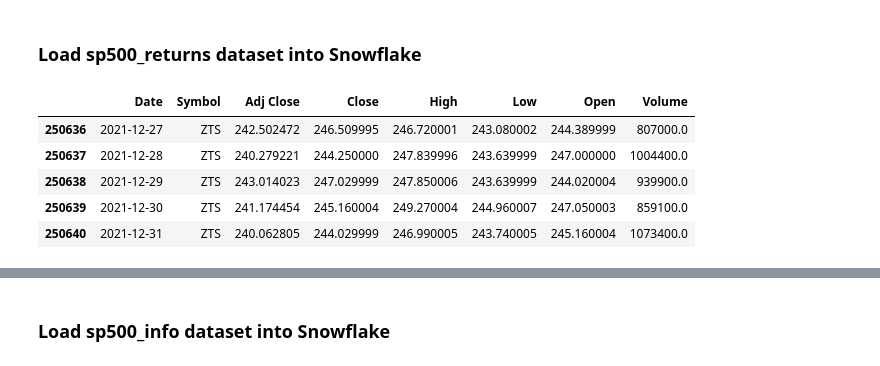
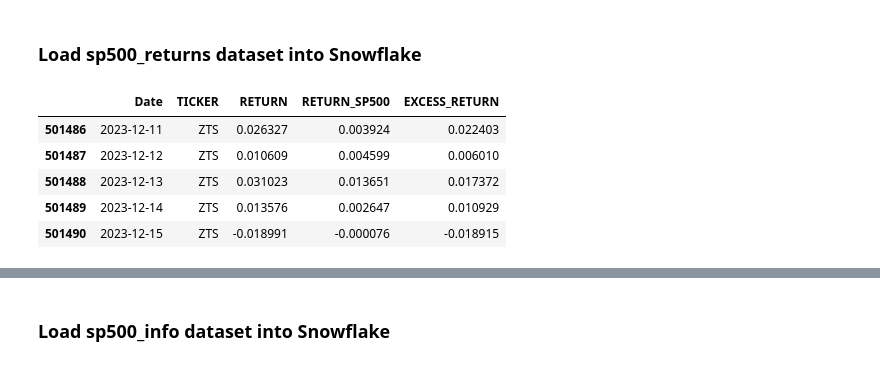
Before and after one commit to powellanalytics/portfolio-analysis-app, a Jupyter notebook: .ipynb_files/02_data_transform_and_load.ipynb, the cells around one changed output, grey strips where cells are left out. Cells and saved outputs as stored; diff of their text form; code cells hidden in the pictures.

```diff
--- a/.ipynb_files/02_data_transform_and_load.ipynb
+++ b/.ipynb_files/02_data_transform_and_load.ipynb
@@ -31,15 +30,15 @@ schema = database.schemas.create(Schema(name="INVESTMENT_SCHEMA"), mode="orrepla
 ### Load sp500_returns dataset into Snowflake
 # %%
 ## Load in our returns CSV file to a pandas DataFrame
-sp500_returns_pd =  pd.read_csv("../csv_dumps/sp500_returns.csv")
+sp500_returns_pd =  pd.read_csv("../csv_dumps/sp500_returns_time_series.csv")
 sp500_returns_pd.tail()
 # %% [output]
-|  | Date | Symbol | Adj Close | Close | High | Low | Open | Volume |
-| 250636 | 2021-12-27 | ZTS | 242.502472 | 246.509995 | 246.720001 | 243.080002 | 244.389999 | 807000.0 |
-| 250637 | 2021-12-28 | ZTS | 240.279221 | 244.250000 | 247.839996 | 243.639999 | 247.000000 | 1004400.0 |
-| 250638 | 2021-12-29 | ZTS | 243.014023 | 247.029999 | 247.850006 | 243.639999 | 244.020004 | 939900.0 |
-| 250639 | 2021-12-30 | ZTS | 241.174454 | 245.160004 | 249.270004 | 244.960007 | 247.050003 | 859100.0 |
-| 250640 | 2021-12-31 | ZTS | 240.062805 | 244.029999 | 246.990005 | 243.740005 | 245.160004 | 1073400.0 |
+|  | Date | TICKER | RETURN | RETURN_SP500 | EXCESS_RETURN |
+| 501486 | 2023-12-11 | ZTS | 0.026327 | 0.003924 | 0.022403 |
+| 501487 | 2023-12-12 | ZTS | 0.010609 | 0.004599 | 0.006010 |
+| 501488 | 2023-12-13 | ZTS | 0.031023 | 0.013651 | 0.017372 |
+| 501489 | 2023-12-14 | ZTS | 0.013576 | 0.002647 | 0.010929 |
+| 501490 | 2023-12-15 | ZTS | -0.018991 | -0.000076 | -0.018915 |
 # %%
 ## Create a Snowpark DataFrame object from the pandas DataFrame
 sp500_returns_df = session.create_dataframe(sp500_returns_pd)
```
Also changed, not shown: parts of 4 cells of this notebook, 2 other files.
